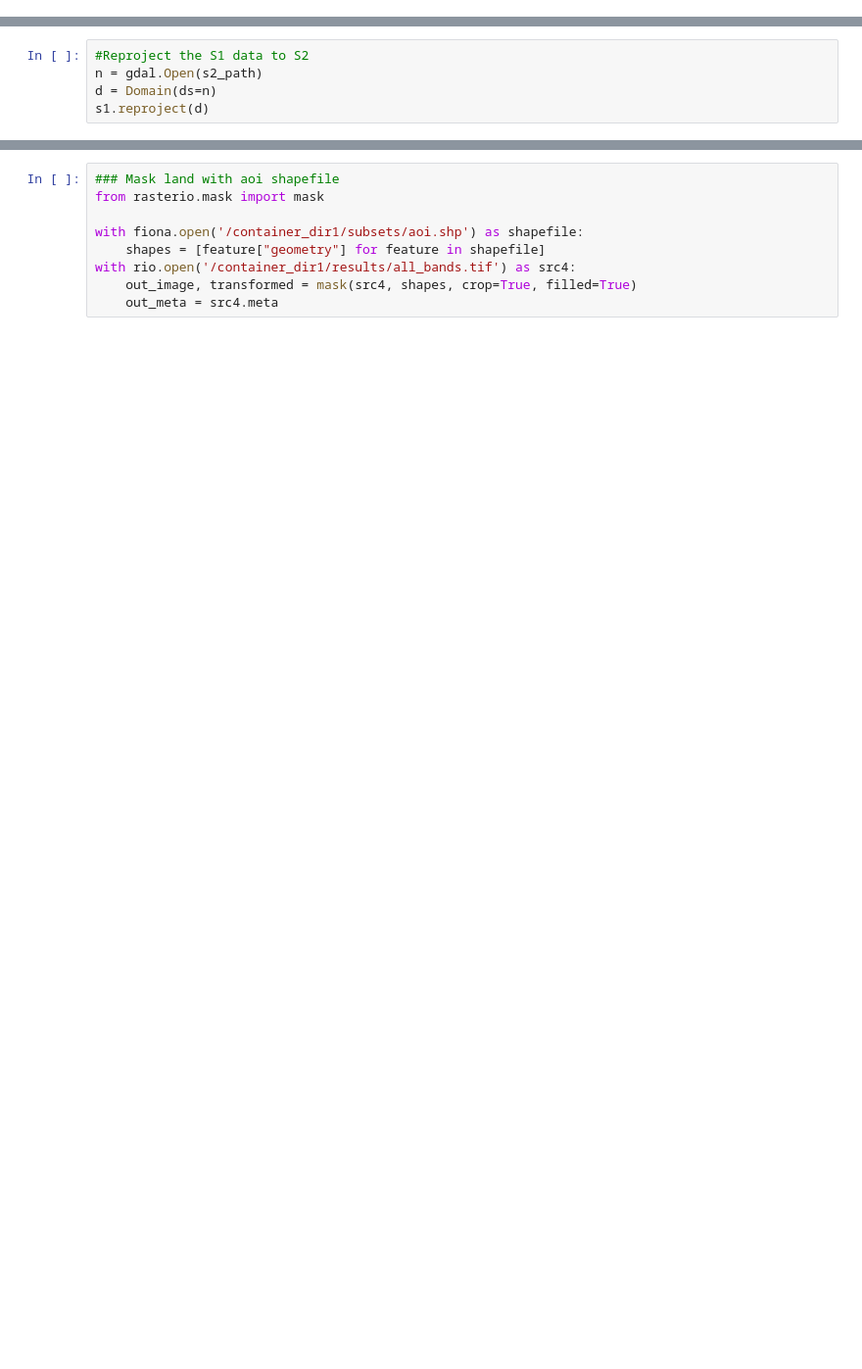
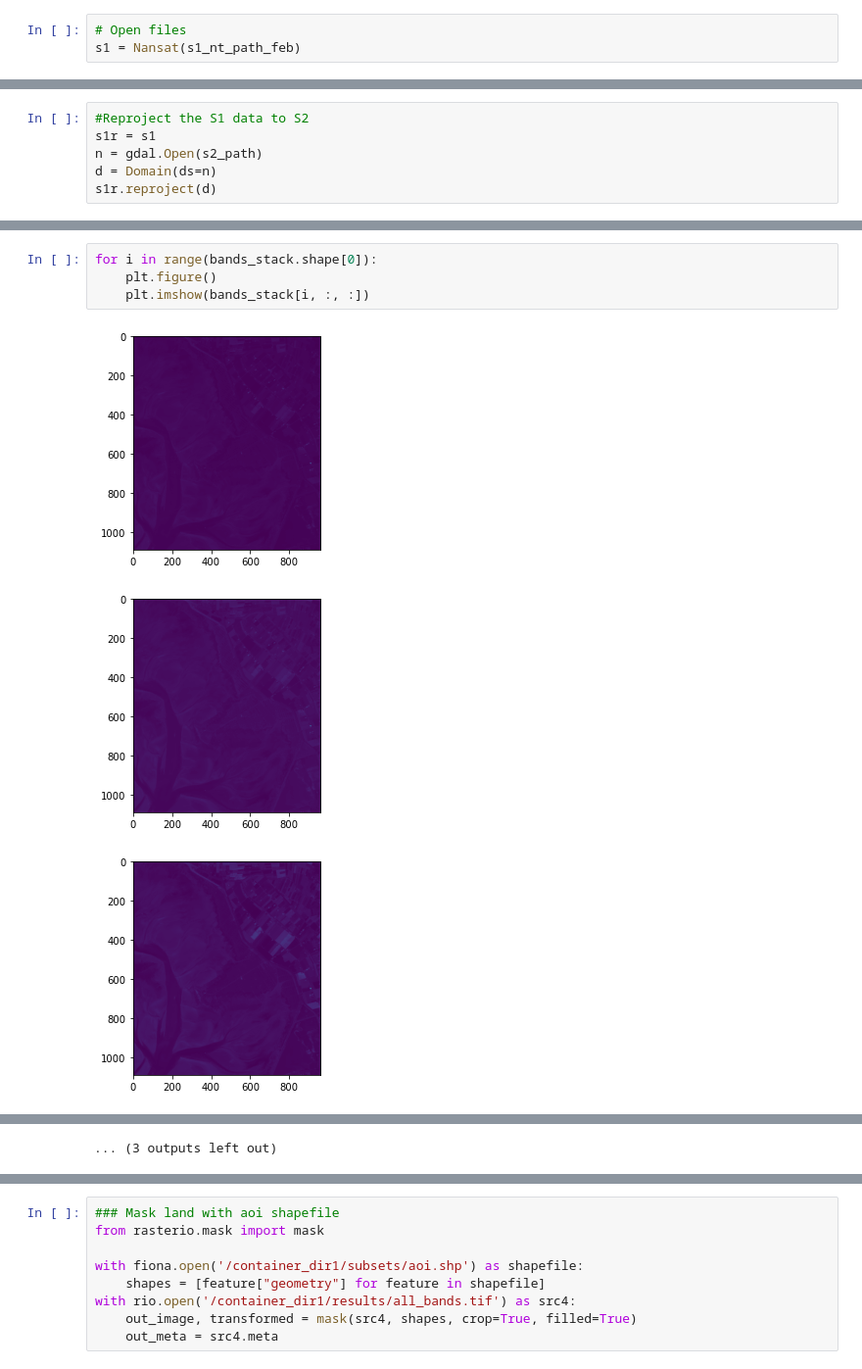
Before and after one commit to nansencenter/salt_marshes_de, a Jupyter notebook: combi.ipynb, the cells around one changed output, grey strips where cells are left out. Shown at 98% size. Saved outputs shown, nothing was run; the diff lists cells and outputs as text; blank space fills up the shorter version.

```diff
--- a/combi.ipynb
+++ b/combi.ipynb
@@ -50,0 +48,3 @@ vis = Nansat(src_vis)
+# %%
+# Open files
+s1 = Nansat(s1_nt_path_feb)
@@ -51,6 +61,7 @@ vis = Nansat(src_vis)
 # %%
 #Reproject the S1 data to S2
+s1r = s1
 n = gdal.Open(s2_path)
 d = Domain(ds=n)
-s1.reproject(d)
+s1r.reproject(d)
 # %%
@@ -93,0 +90,8 @@ bands_stack.shape
+# %%
+for i in range(bands_stack.shape[0]):
+    plt.figure()
+    plt.imshow(bands_stack[i, :, :])
+# %% [output]
+[figure, added]
+[figure, added]
+[figure, added]
@@ -93,0 +107 @@ bands_stack.shape
+... (3 outputs left out)
```
Also changed, not shown: parts of 50 cells of this notebook, 29 other files.
